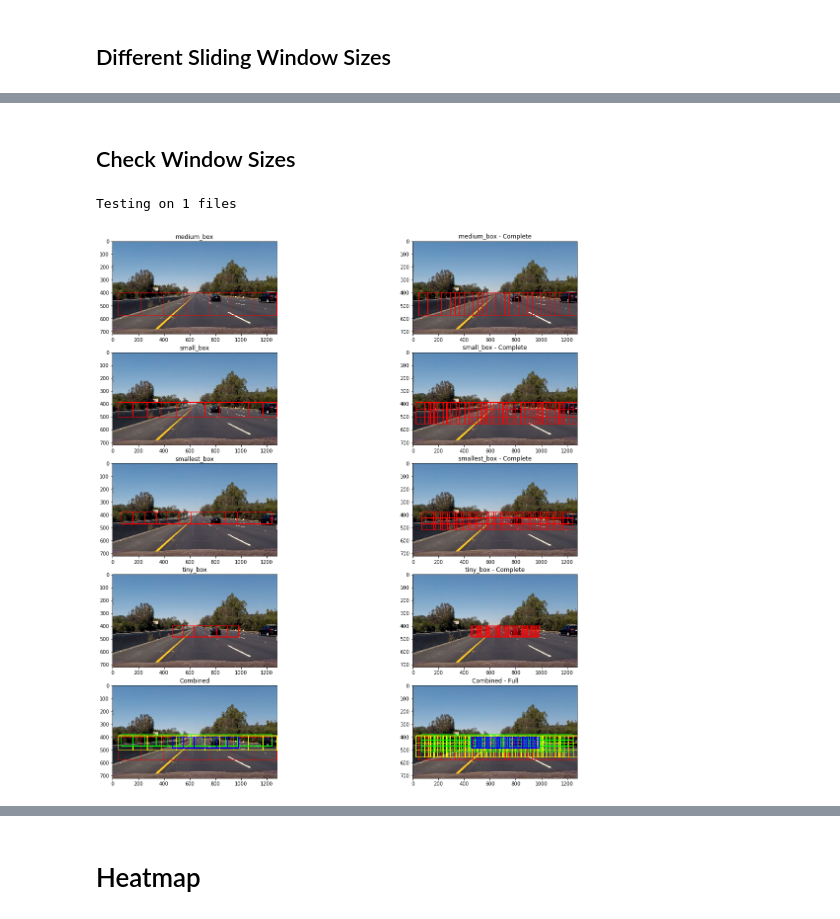
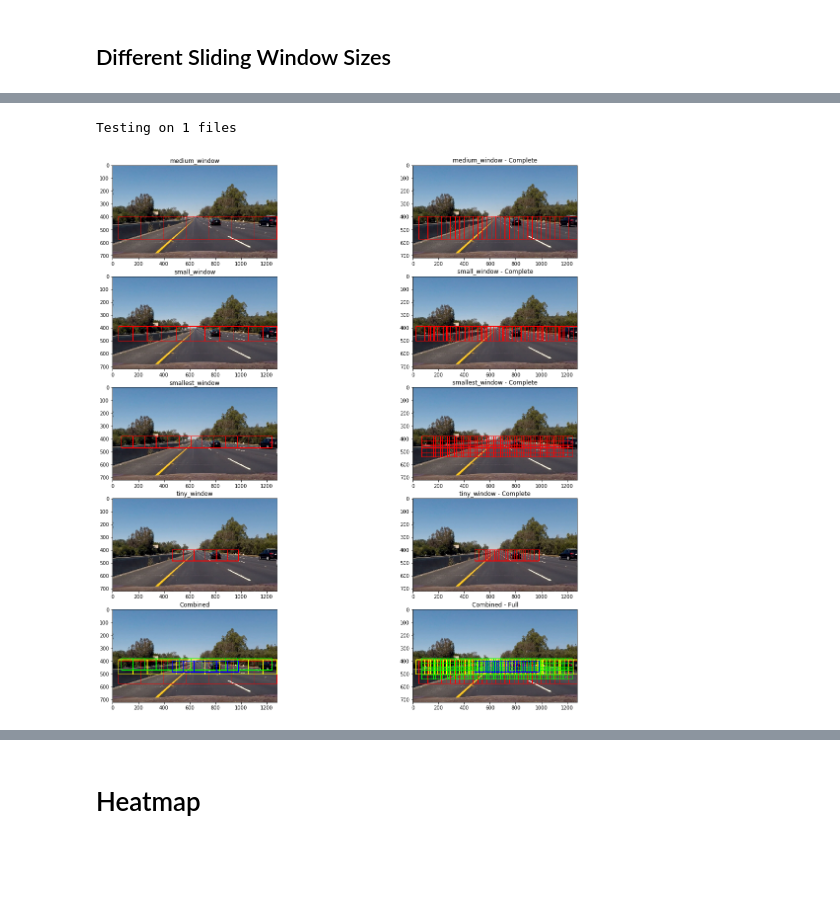
Before and after one commit to drganjoo/CarND-Vehicle-Detection, a Jupyter notebook: process.ipynb, the cells around one changed output, grey strips where cells are left out. Cells and saved outputs as stored; diff of their text form; code cells hidden in the pictures; blank space fills up the shorter version.

```diff
--- a/process.ipynb
+++ b/process.ipynb
@@ -176,65 +66,65 @@ Total boxes {} 161
-# %% [markdown]
-## Check Window Sizes
 # %%
-def draw_box_of_type(img, boxes, ax, title, color = (255, 0, 0)):
+from windows import *
+
+def draw_window_of_type(img, windowes, ax, title, color = (255, 0, 0)):
     img = np.copy(img)
-    for box in boxes:
-        cv2.rectangle(img, box[0], box[1], color, 4)
+    for window in windowes:
+        cv2.rectangle(img, window[0], window[1], color, 4)
     ax.set_title(title)
     ax.imshow(img)
     return img
 
-def draw_box_ax(img, boxes_combined, ax, title):
+def draw_window_ax(img, windowes_combined, ax, title):
     img = np.copy(img)
-    for boxes, color in boxes_combined:
-        for box in boxes:
-            cv2.rectangle(img, box[0], box[1], color, 4)
+    for windowes, color in windowes_combined:
+        for window in windowes:
+            cv2.rectangle(img, window[0], window[1], color, 4)
     ax.set_title(title)
     ax.imshow(img)
     return img
 
-def show_box_sizes(filename, loaders):
+def show_window_sizes(filename, loaders):
     test_image = load_image(filename, 'RGB')
 
     f, ax = plt.subplots(len(loaders) + 1, 2, figsize=(20,20))
 
     colors = [(255, 0, 0), (255, 255, 0), (0,255,0), (0,0,255), (0,255,255)]
-    single_boxes = []
-    full_boxes = []
+    single_windowes = []
+    full_windowes = []
 
     for i, loader in enumerate(loaders):
-        boxes = loader(test_image, offset = (-1,0))
-        single_boxes.append((boxes, colors[i]))
+        windowes = loader(test_image, offset = (-1,0))
+        single_windowes.append((windowes, colors[i]))
 
-        draw_box_of_type(test_image, boxes, ax[i,0], str(loader).split(' ')[1])
+        draw_window_of_type(test_image, windowes, ax[i,0], str(loader).split(' ')[1])
 
-        boxes = loader(test_image)
-        full_boxes.append((boxes, colors[i]))
+        windowes = loader(test_image)
+        full_windowes.append((windowes, colors[i]))
 
-        draw_box_of_type(test_image, boxes, ax[i,1], str(loader).split(' ')[1] + ' - Complete')
+        draw_window_of_type(test_image, windowes, ax[i,1], str(loader).split(' ')[1] + ' - Complete')
 
-    single_box_img = draw_box_ax(test_image, single_boxes, ax[len(loaders), 0], 'Combined')
-    single_box_img_bgr = cv2.cvtColor(single_box_img, cv2.COLOR_RGB2BGR)
-    cv2.imwrite('./baykar/single_box.jpeg', single_box_img_bgr)
+    single_window_img = draw_window_ax(test_image, single_windowes, ax[len(loaders), 0], 'Combined')
+    single_window_img_bgr = cv2.cvtColor(single_window_img, cv2.COLOR_RGB2BGR)
+    cv2.imwrite('./baykar/single_window.jpeg', single_window_img_bgr)
 
-    test_image = draw_box_ax(test_image, full_boxes, ax[len(loaders), 1], 'Combined - Full')
+    test_image = draw_window_ax(test_image, full_windowes, ax[len(loaders), 1], 'Combined - Full')
 
     test_image_bgr = cv2.cvtColor(test_image, cv2.COLOR_RGB2BGR)
     cv2.imwrite('./baykar/test_image.jpeg', test_image_bgr)
 
 
 #test_images = glob.glob('./test_images/*.jpg')
 test_images = ['./test_images/1259.jpg']
 print('Testing on {} files'.format(len(test_images)))
 
 for filename in test_images:
-    show_box_sizes(filename, [medium_box, small_box, smallest_box, tiny_box])
+    show_window_sizes(filename, [medium_window, small_window, smallest_window, tiny_window])
 
 plt.show()
 plt.close('all')
 # %% [output]
 Testing on 1 files
-[figure, old version]
+[figure, new version]
 # %%
 import os
 
```
Also changed, not shown: parts of 8 cells of this notebook, 29 other files.
